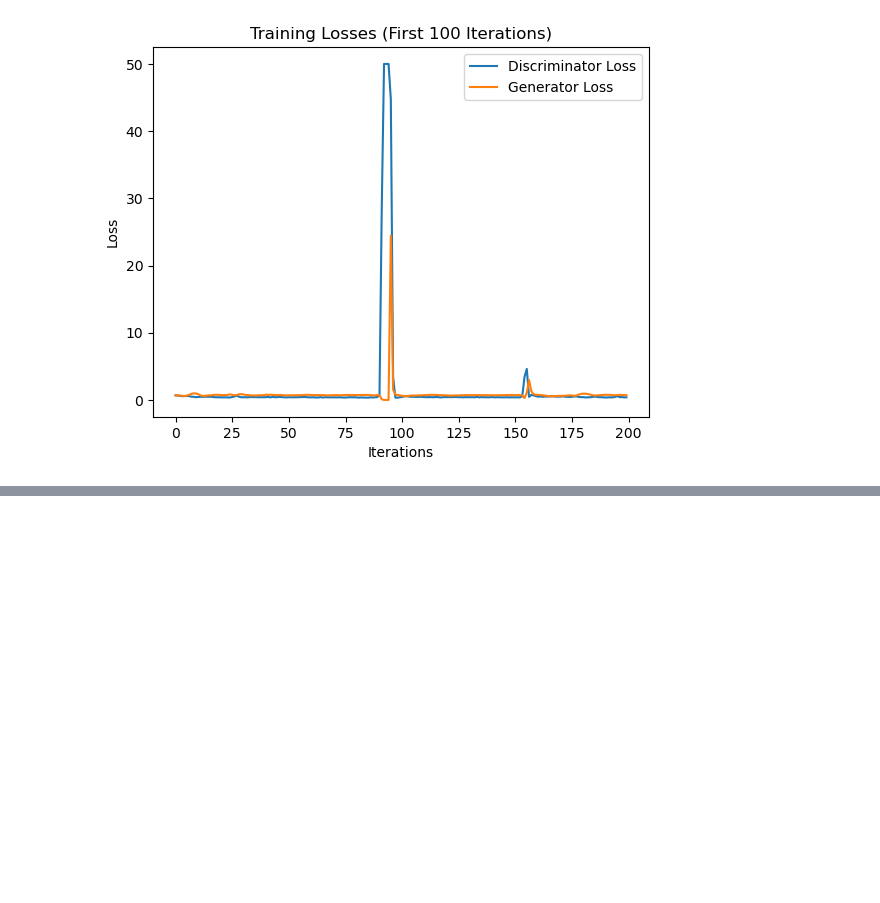
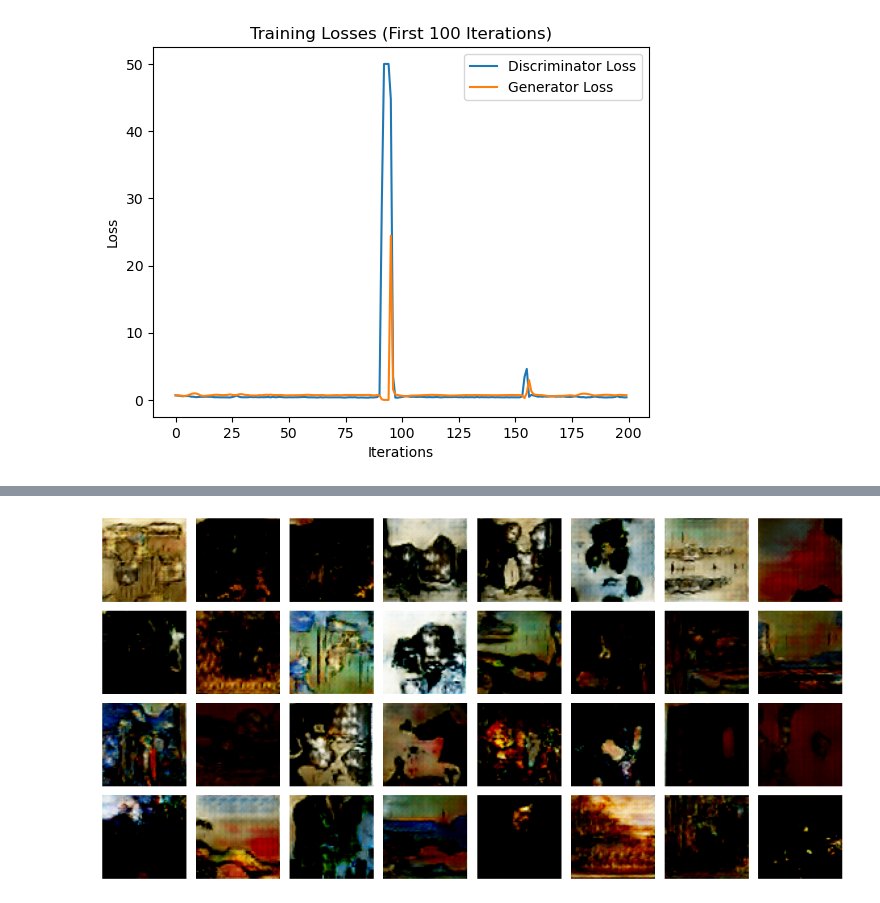
Before and after one commit to sftSalman/Abstract-art-generation-DCGAN, a Jupyter notebook: DCGAN.ipynb, the cells around one changed output, grey strips where cells are left out. Cells and saved outputs as stored; diff of their text form; code cells hidden in the pictures; blank space fills up the shorter version.

```diff
--- a/DCGAN.ipynb
+++ b/DCGAN.ipynb
@@ -246,0 +267,40 @@ plt.show()
+# %%
+# Save the generated images
+import os
+generated_dir = 'generated_images'
+os.makedirs(generated_dir, exist_ok=True)
+for i, image in enumerate(fake):
+    torchvision.utils.save_image(image, os.path.join(generated_dir, f'generated_{i}.png'))
+# %%
+import matplotlib.pyplot as plt
+import matplotlib.image as mpimg
+import os
+
+generated_dir = 'generated_images'
+
+# Get the list of generated image file paths
+image_files = sorted(os.listdir(generated_dir))
+
+# Create a subplot grid with 4 rows and 8 columns
+fig, axs = plt.subplots(4, 8, figsize=(12, 6))
+
+# Iterate over the image files and display them in the grid
+for i, image_file in enumerate(image_files):
+    image_path = os.path.join(generated_dir, image_file)
+    image = mpimg.imread(image_path)
+
+    # Calculate the row and column indices in the grid
+    row = i // 8
+    col = i % 8
+
+    # Display the image in the corresponding subplot
+    axs[row, col].imshow(image)
+    axs[row, col].axis('off')
+
+# Adjust the spacing between subplots
+plt.tight_layout()
+
+# Show the grid of images
+plt.show()
+# %% [output]
+[figure, added]
```
Also changed, not shown: parts of 2 cells of this notebook, 1 other file.
